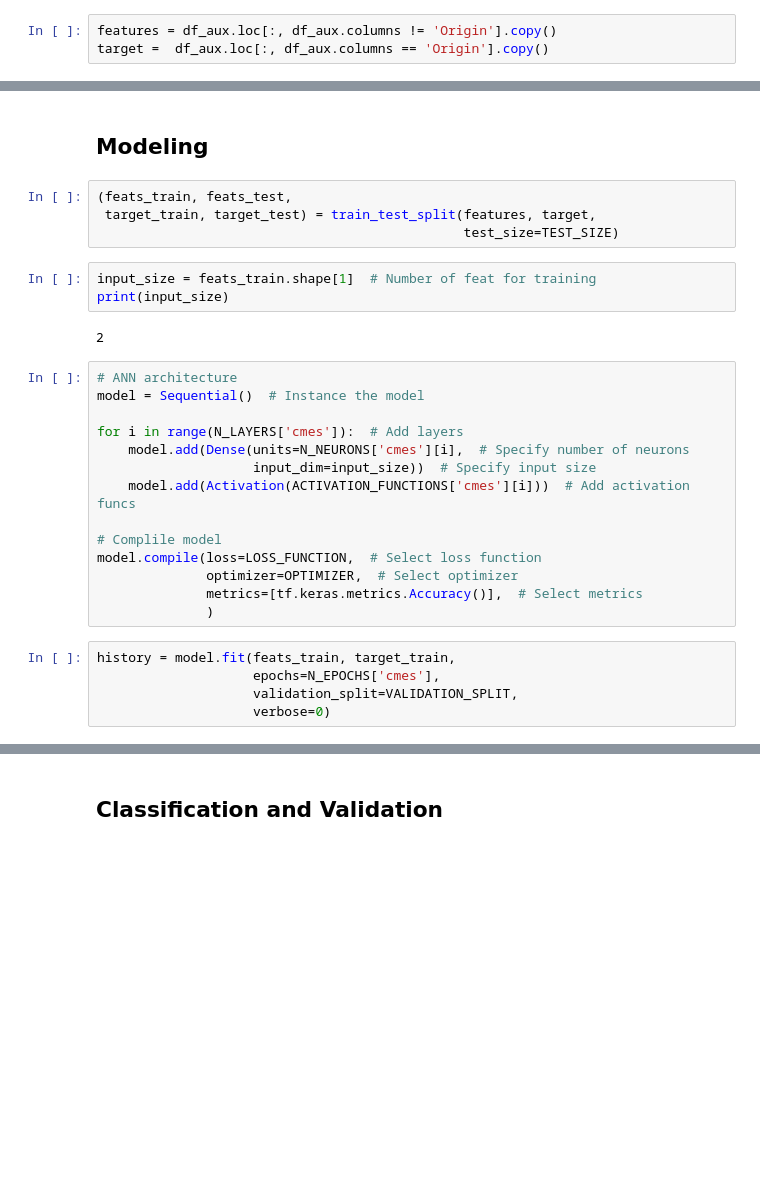
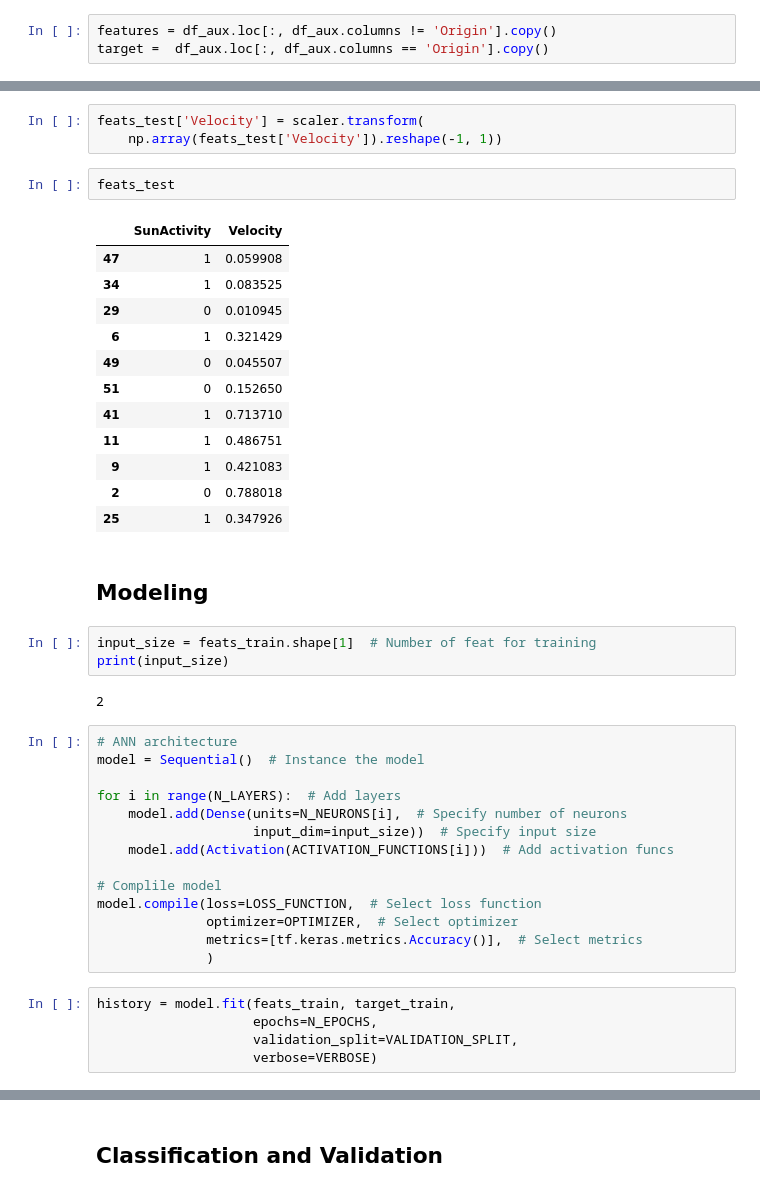
Before and after one commit to ffiza/aprendizaje-automatico-lamp, a Jupyter notebook: code/tp1_cmes.ipynb, the cells around one changed output, grey strips where cells are left out. Cells and saved outputs as stored; diff of their text form; blank space fills up the shorter version.

```diff
--- a/code/tp1_cmes.ipynb
+++ b/code/tp1_cmes.ipynb
@@ -188,9 +155,23 @@ dtype: float64
+# %%
+feats_test['Velocity'] = scaler.transform(
+    np.array(feats_test['Velocity']).reshape(-1, 1))
+# %%
+feats_test
+# %% [output]
+|  | SunActivity | Velocity |
+| 47 | 1 | 0.059908 |
+| 34 | 1 | 0.083525 |
+| 29 | 0 | 0.010945 |
+| 6 | 1 | 0.321429 |
+| 49 | 0 | 0.045507 |
+| 51 | 0 | 0.152650 |
+| 41 | 1 | 0.713710 |
+| 11 | 1 | 0.486751 |
+| 9 | 1 | 0.421083 |
+| 2 | 0 | 0.788018 |
+| 25 | 1 | 0.347926 |
 # %% [markdown]
 ## Modeling
-# %%
-(feats_train, feats_test,
- target_train, target_test) = train_test_split(features, target,
-                                               test_size=TEST_SIZE)
 # %%
 input_size = feats_train.shape[1]  # Number of feat for training
 print(input_size)
@@ -200,10 +181,10 @@ print(input_size)
 # ANN architecture
 model = Sequential()  # Instance the model
 
-for i in range(N_LAYERS['cmes']):  # Add layers
-    model.add(Dense(units=N_NEURONS['cmes'][i],  # Specify number of neurons
+for i in range(N_LAYERS):  # Add layers
+    model.add(Dense(units=N_NEURONS[i],  # Specify number of neurons
                     input_dim=input_size))  # Specify input size
-    model.add(Activation(ACTIVATION_FUNCTIONS['cmes'][i]))  # Add activation funcs
+    model.add(Activation(ACTIVATION_FUNCTIONS[i]))  # Add activation funcs
 
 # Complile model
 model.compile(loss=LOSS_FUNCTION,  # Select loss function
@@ -212,9 +193,9 @@ model.compile(loss=LOSS_FUNCTION,  # Select loss function
               )
 # %%
 history = model.fit(feats_train, target_train,
-                    epochs=N_EPOCHS['cmes'],
+                    epochs=N_EPOCHS,
                     validation_split=VALIDATION_SPLIT,
-                    verbose=0)
+                    verbose=VERBOSE)
 # %%
 fig = plt.figure(facecolor='white')
 gs = fig.add_gridspec(ncols=1, nrows=1, hspace=0, wspace=0)
```
Also changed, not shown: parts of 15 cells of this notebook, 1 other file.
